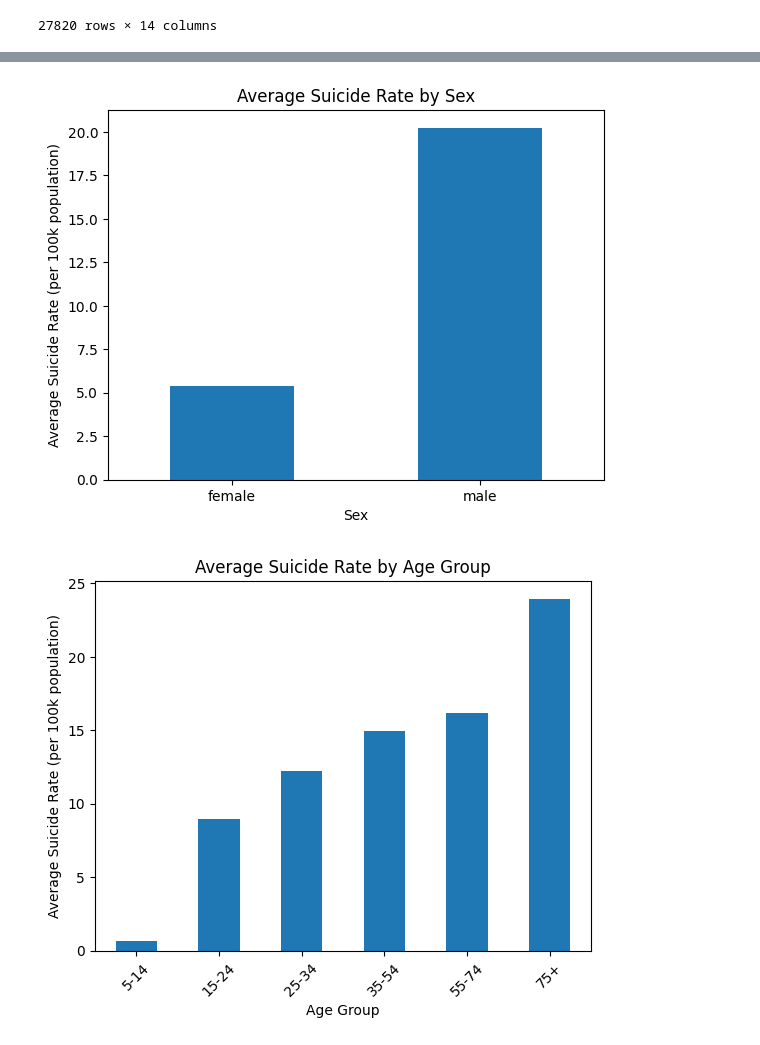
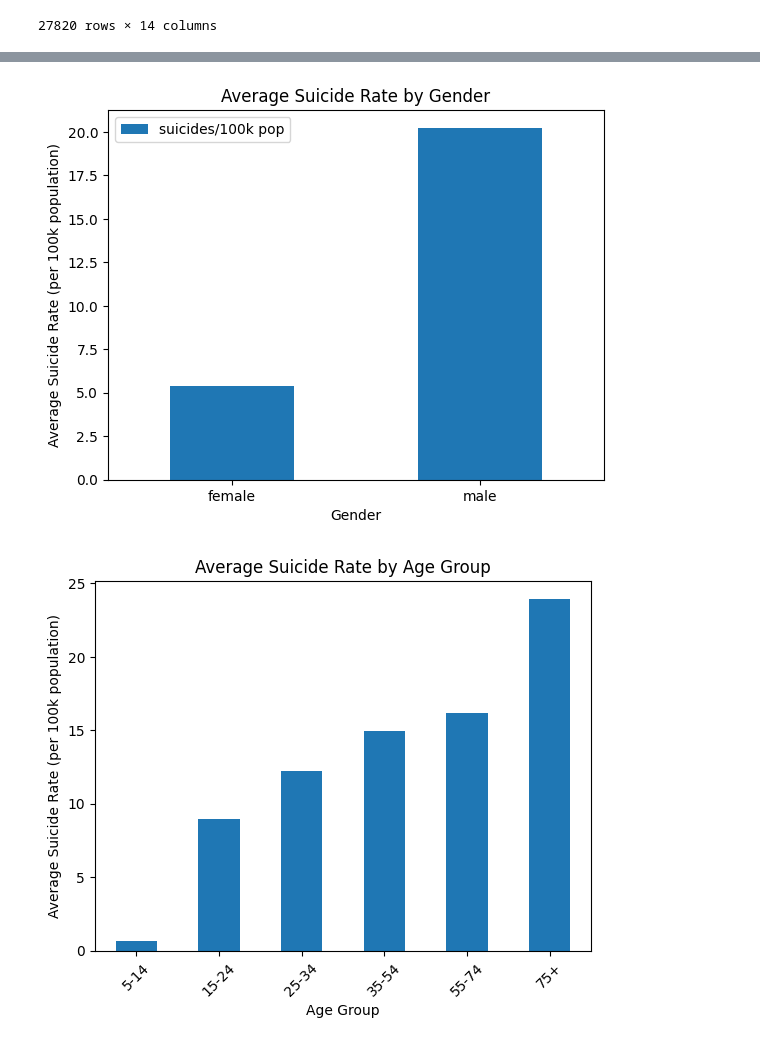
Before and after one commit to MeganeUme/inlam_pandas, a Jupyter notebook: inlam_vg.ipynb, the cells around one changed output, grey strips where cells are left out. Drawn from its saved outputs; the diff is of its cells as text; code cells hidden in the pictures.

```diff
--- a/inlam_vg.ipynb
+++ b/inlam_vg.ipynb
@@ -134,38 +156,41 @@ plt.grid(True)
 # 2. Trends for suicide rates for different demographics, such as gender, age, generation etc..
 
 # Create bar charts showing the suicide rates broken down by sex
-sex_suicide_rates = df.groupby("sex")["suicides/100k pop"].mean()
+sex_suicide_rates = df.groupby("sex")[["suicides/100k pop"]].mean()
+#sex_suicide_amount = df.groupby("sex")[["suicides_no"]].mean()
+
 sex_suicide_rates.plot(kind="bar", rot=0)
-plt.xlabel("Sex")
+plt.xlabel("Gender")
 plt.ylabel("Average Suicide Rate (per 100k population)")
-plt.title("Average Suicide Rate by Sex")
+plt.title("Average Suicide Rate by Gender")
 plt.show()
 
 
 # Convert 'age' column to categorical data type with custom sorting based on the lower limit
 age_categories = ['5-14', '15-24', '25-34', '35-54', '55-74', '75+']
 df['age'] = pd.Categorical(df['age'], categories=age_categories, ordered=True)
 
 # Group by 'age' and calculate the mean suicide rate
 age_group_suicide_rates = df.groupby("age")["suicides/100k pop"].mean()
 
 # Sort age groups based on the custom categorical order
-age_group_suicide_rates_sorted = age_group_suicide_rates.sort_index()
+age_group_suicide_amount_sorted = age_group_suicide_rates.sort_index()
 
-age_group_suicide_rates_sorted.plot(kind="bar", rot=45)
+
+age_group_suicide_amount_sorted.plot(kind="bar", rot=45)
 plt.xlabel("Age Group")
 plt.ylabel("Average Suicide Rate (per 100k population)")
 plt.title("Average Suicide Rate by Age Group")
 plt.show()
 
 # Calculate the suicide rate for each generation and plot it on a bar chart
 generation_suicide_rates = df.groupby("generation")["suicides/100k pop"].mean()
 generation_suicide_rates.plot(kind="bar", rot=45)
 plt.xlabel("Generation")
 plt.ylabel("Average Suicide Rate (per 100k population)")
 plt.title("Average Suicide Rate by Generation")
 plt.show()
 # %% [output]
-[figure, old version]
+[figure, new version]
 [figure]
 [figure]
```
Also changed, not shown: parts of 6 cells of this notebook.
